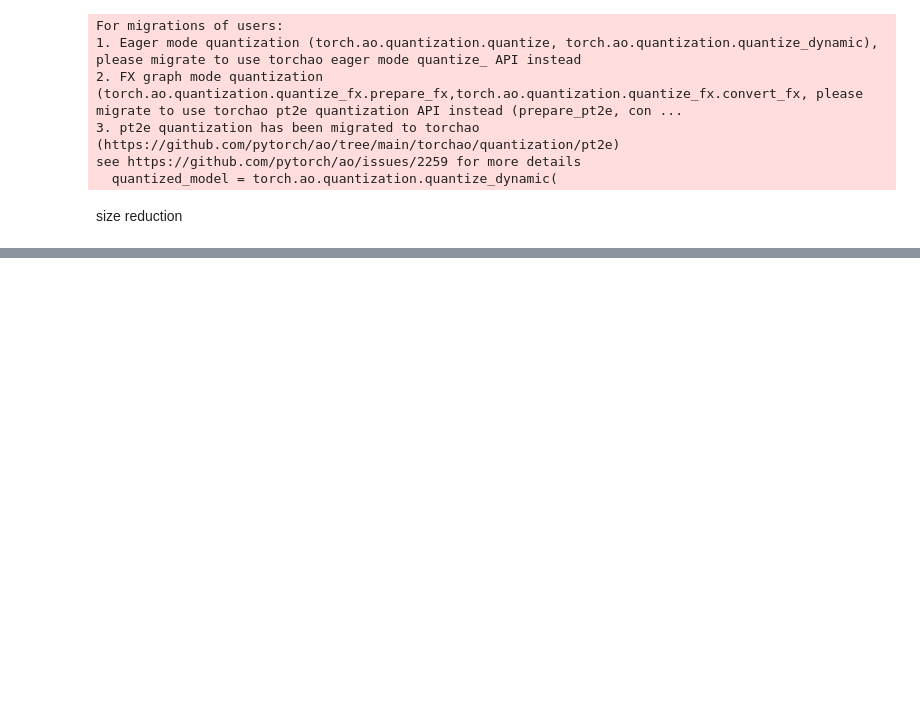
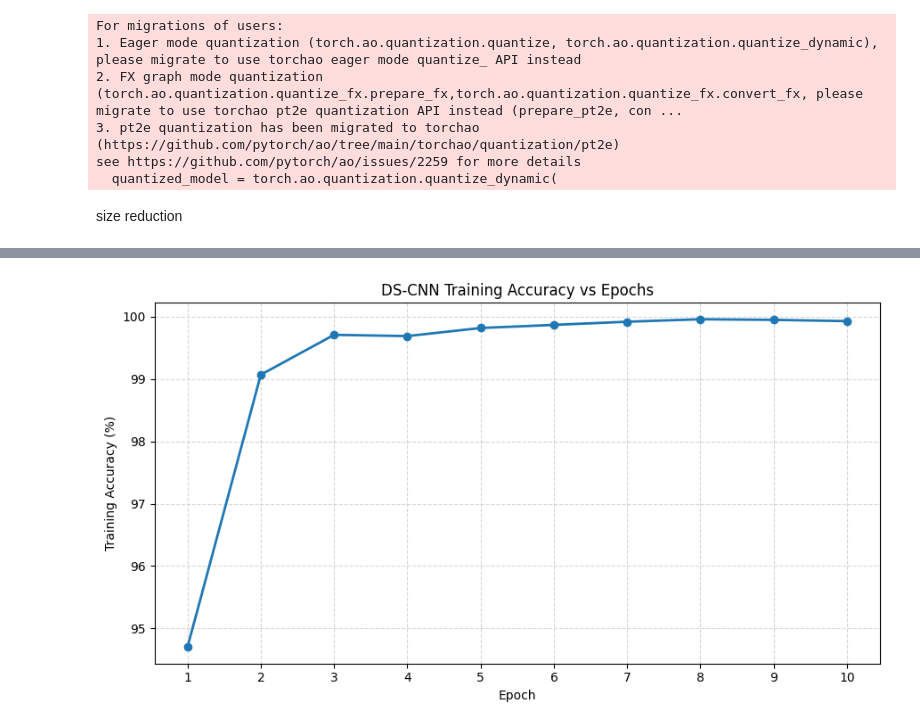
Before and after one commit to nagasrisreya/Cross-Lingual-Keyword-Spotting-via-Hard-Negative-Mining, a Jupyter notebook: DSCNN_research_project.ipynb, the cells around one changed output, grey strips where cells are left out. Saved outputs shown, nothing was run; the diff lists cells and outputs as text; code cells hidden in the pictures; blank space fills up the shorter version.

```diff
--- a/DSCNN_research_project.ipynb
+++ b/DSCNN_research_project.ipynb
@@ -1039,3 +1038,27 @@ INT8 ONNX Model Size : 30.21 KB
 Size Reduction       : -41.9% drop
 Microcontroller Limit: 250.00 KB
 Status               : PASSED (Pristine edge binary ready for MCU compilation!)
+# %%
+
+import matplotlib.pyplot as plt
+
+epochs = list(range(1, 11))
+
+train_accuracy = [
+    94.70, 99.07, 99.71, 99.69, 99.82,
+    99.87, 99.92, 99.96, 99.95, 99.93
+]
+
+plt.figure(figsize=(9, 5))
+plt.plot(epochs, train_accuracy, marker='o', linewidth=2)
+
+plt.title("DS-CNN Training Accuracy vs Epochs")
+plt.xlabel("Epoch")
+plt.ylabel("Training Accuracy (%)")
+plt.xticks(epochs)
+plt.grid(True, linestyle='--', alpha=0.5)
+
+plt.tight_layout()
+plt.show()
+# %% [output]
+[figure, added]
```
Also changed, not shown: parts of 16 cells of this notebook.
